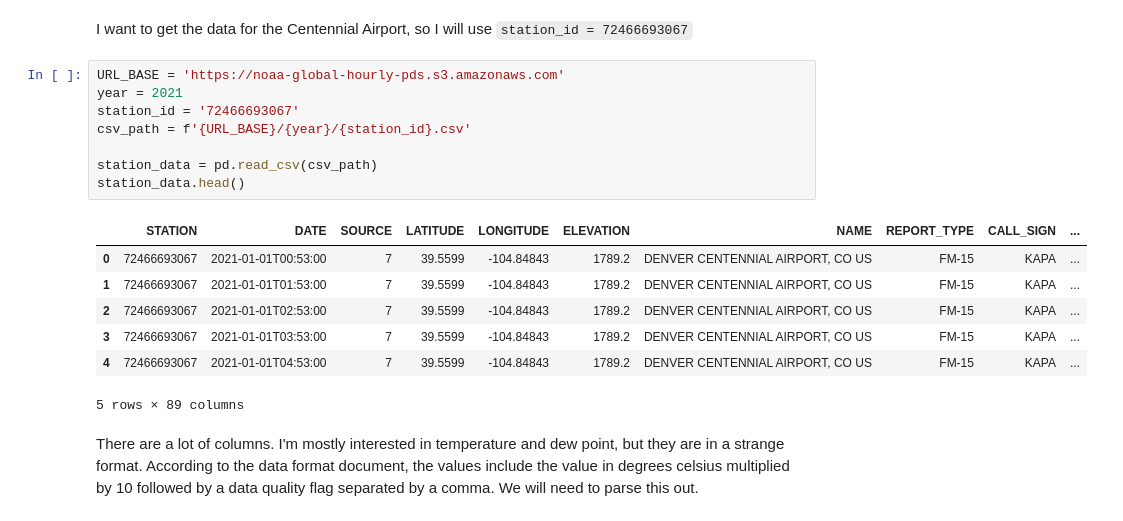
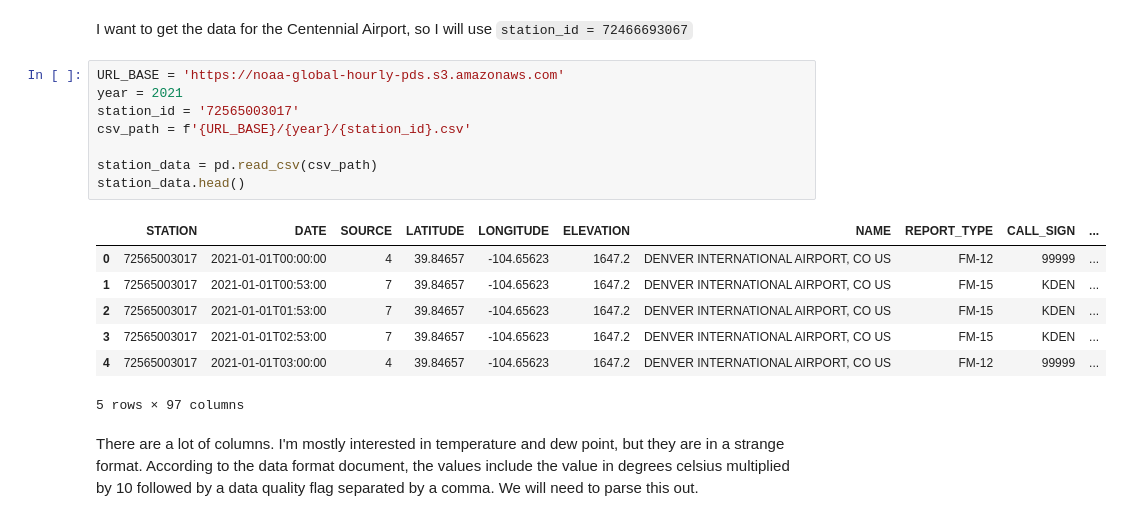
Before and after one commit to mharty3/energy_data_capstone, a Jupyter notebook: 00_data_source_exploration/weather_station.ipynb, the cells around one changed output. Cells and saved outputs as stored; diff of their text form.

```diff
--- a/00_data_source_exploration/weather_station.ipynb
+++ b/00_data_source_exploration/weather_station.ipynb
@@ -84,19 +84,19 @@ I want to get the data for the Centennial Airport, so I will use `station_id = 7
 # %%
 URL_BASE = 'https://noaa-global-hourly-pds.s3.amazonaws.com'
 year = 2021
-station_id = '72466693067'
+station_id = '72565003017'
 csv_path = f'{URL_BASE}/{year}/{station_id}.csv'
 
 station_data = pd.read_csv(csv_path)
 station_data.head()
 # %% [output]
 |  | STATION | DATE | SOURCE | LATITUDE | LONGITUDE | ELEVATION | NAME | REPORT_TYPE | CALL_SIGN | ... |
-| 0 | 72466693067 | 2021-01-01T00:53:00 | 7 | 39.5599 | -104.84843 | 1789.2 | DENVER CENTENNIAL AIRPORT, CO US | FM-15 | KAPA | ... |
-| 1 | 72466693067 | 2021-01-01T01:53:00 | 7 | 39.5599 | -104.84843 | 1789.2 | DENVER CENTENNIAL AIRPORT, CO US | FM-15 | KAPA | ... |
-| 2 | 72466693067 | 2021-01-01T02:53:00 | 7 | 39.5599 | -104.84843 | 1789.2 | DENVER CENTENNIAL AIRPORT, CO US | FM-15 | KAPA | ... |
-| 3 | 72466693067 | 2021-01-01T03:53:00 | 7 | 39.5599 | -104.84843 | 1789.2 | DENVER CENTENNIAL AIRPORT, CO US | FM-15 | KAPA | ... |
-| 4 | 72466693067 | 2021-01-01T04:53:00 | 7 | 39.5599 | -104.84843 | 1789.2 | DENVER CENTENNIAL AIRPORT, CO US | FM-15 | KAPA | ... |
+| 0 | 72565003017 | 2021-01-01T00:00:00 | 4 | 39.84657 | -104.65623 | 1647.2 | DENVER INTERNATIONAL AIRPORT, CO US | FM-12 | 99999 | ... |
+| 1 | 72565003017 | 2021-01-01T00:53:00 | 7 | 39.84657 | -104.65623 | 1647.2 | DENVER INTERNATIONAL AIRPORT, CO US | FM-15 | KDEN | ... |
+| 2 | 72565003017 | 2021-01-01T01:53:00 | 7 | 39.84657 | -104.65623 | 1647.2 | DENVER INTERNATIONAL AIRPORT, CO US | FM-15 | KDEN | ... |
+| 3 | 72565003017 | 2021-01-01T02:53:00 | 7 | 39.84657 | -104.65623 | 1647.2 | DENVER INTERNATIONAL AIRPORT, CO US | FM-15 | KDEN | ... |
+| 4 | 72565003017 | 2021-01-01T03:00:00 | 4 | 39.84657 | -104.65623 | 1647.2 | DENVER INTERNATIONAL AIRPORT, CO US | FM-12 | 99999 | ... |
-5 rows × 89 columns
+5 rows × 97 columns
 # %% [markdown]
 There are a lot of columns. I'm mostly interested in temperature and dew point, but they are in a strange format. According to the data format document, the values include the value in degrees celsius multiplied by 10 followed by a data quality flag separated by a comma. We will need to parse this out.
 # %%
```
Also changed, not shown: parts of 9 cells of this notebook, 1 other file.
